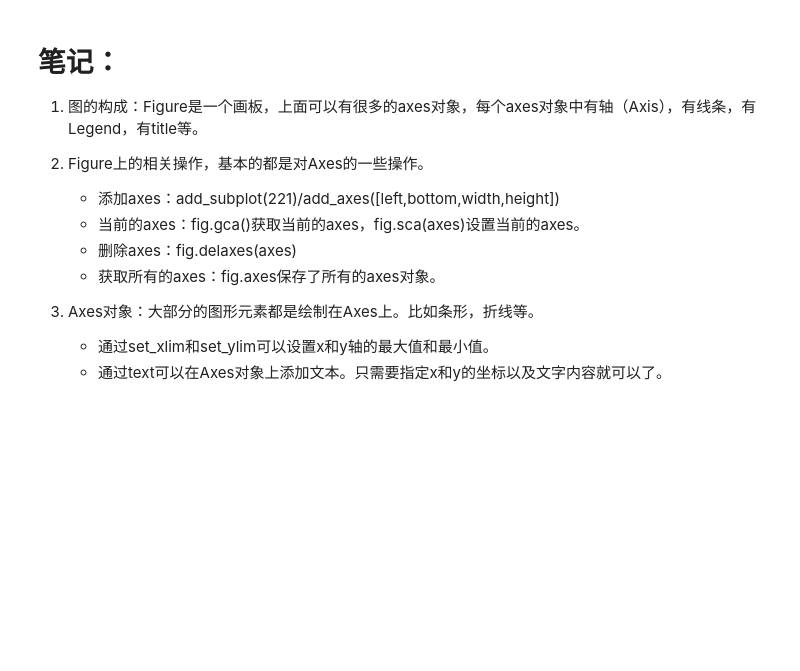
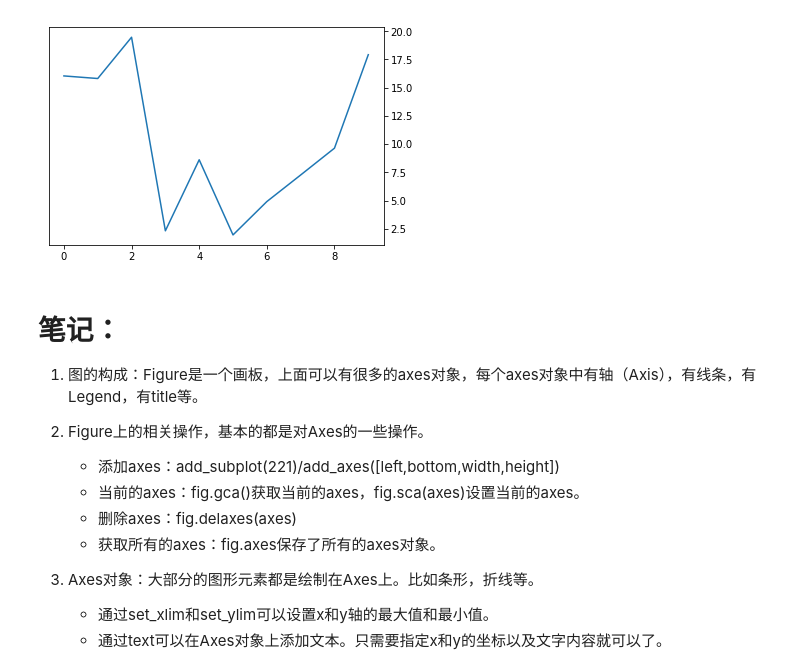
Before and after one commit to ruiliulin/llrshuju, a Jupyter notebook: Matplotlib/lesson_13 绘图分析.ipynb, the cells around one changed output. Cells and saved outputs as stored; diff of their text form; code cells hidden in the pictures; blank space fills up the shorter version.

```diff
--- a/Matplotlib/lesson_13 绘图分析.ipynb
+++ b/Matplotlib/lesson_13 绘图分析.ipynb
@@ -61,3 +104,18 @@ fig.legend(prop=font, ncol=2, loc="upper center")
+# %%
+# tick
+fig = plt.figure()
+ax1 = fig.add_subplot(111)
+ax1.plot(np.arange(10), np.random.rand(10)*20, label="温度")
+
+for tick in ax1.yaxis.get_major_ticks():
+    # 使用右边作为标签值
+    tick.label1On = False
+    tick.label2On = True
+    # 使用右边作为刻度线
+    tick.tick1On = False
+    tick.tick2On = True
+# %% [output]
+[figure, added]
 # %% [markdown]
 # 笔记：
 1. 图的构成：Figure是一个画板，上面可以有很多的axes对象，每个axes对象中有轴（Axis），有线条，有Legend，有title等。
```
Also changed, not shown: parts of 6 cells of this notebook, 1 other file.
